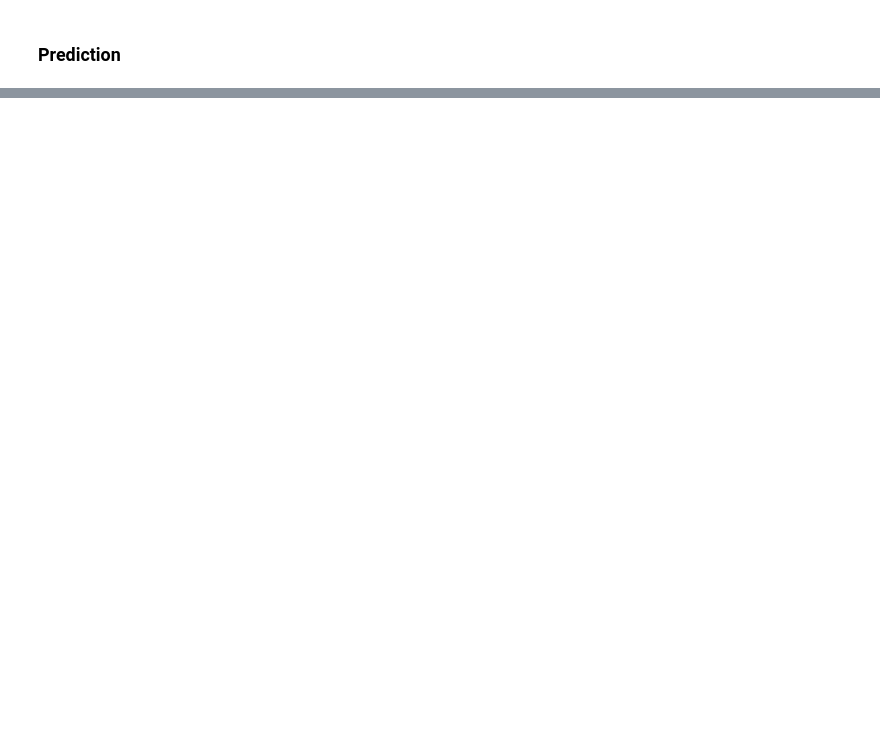
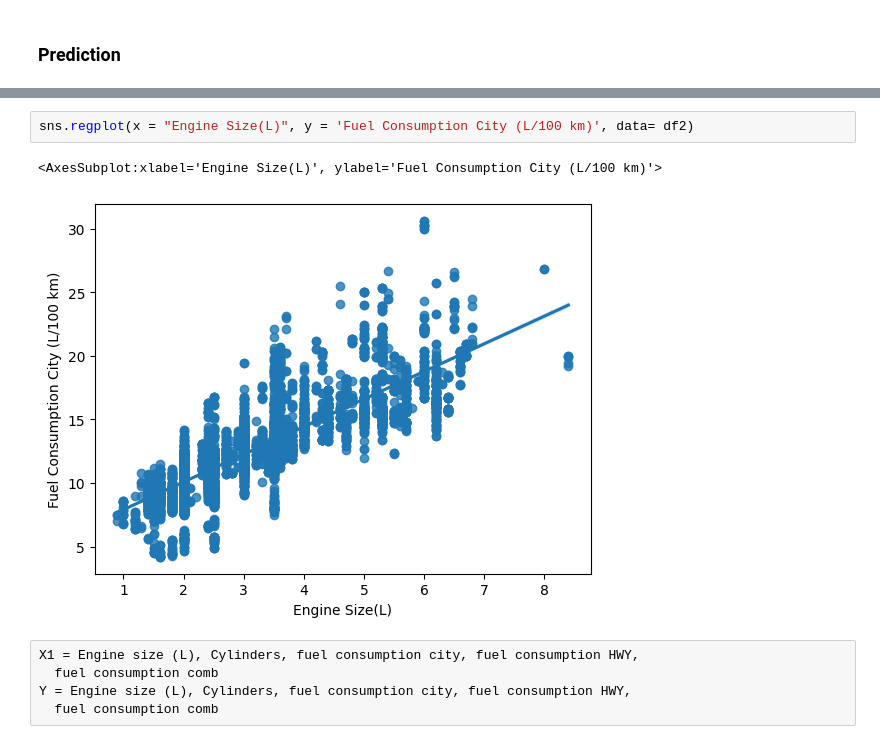
Before and after one commit to Gabecodex/Cars_Emisions_Canada, a Jupyter notebook: notebook.ipynb, the cells around one changed output, grey strips where cells are left out. Saved outputs shown, nothing was run; the diff lists cells and outputs as text; blank space fills up the shorter version.

```diff
--- a/notebook.ipynb
+++ b/notebook.ipynb
@@ -279,0 +292,10 @@ X does not have valid feature names, but LinearRegression was fitted with featur
+# %%
+sns.regplot(x = "Engine Size(L)", y = 'Fuel Consumption City (L/100 km)', data= df2)
+# %% [output]
+<AxesSubplot:xlabel='Engine Size(L)', ylabel='Fuel Consumption City (L/100 km)'>
+[figure, added]
+# %%
+X1 = Engine size (L), Cylinders, fuel consumption city, fuel consumption HWY,
+  fuel consumption comb
+Y = Engine size (L), Cylinders, fuel consumption city, fuel consumption HWY,
+  fuel consumption comb
```
Also changed, not shown: parts of 16 cells of this notebook, 1 other file.
